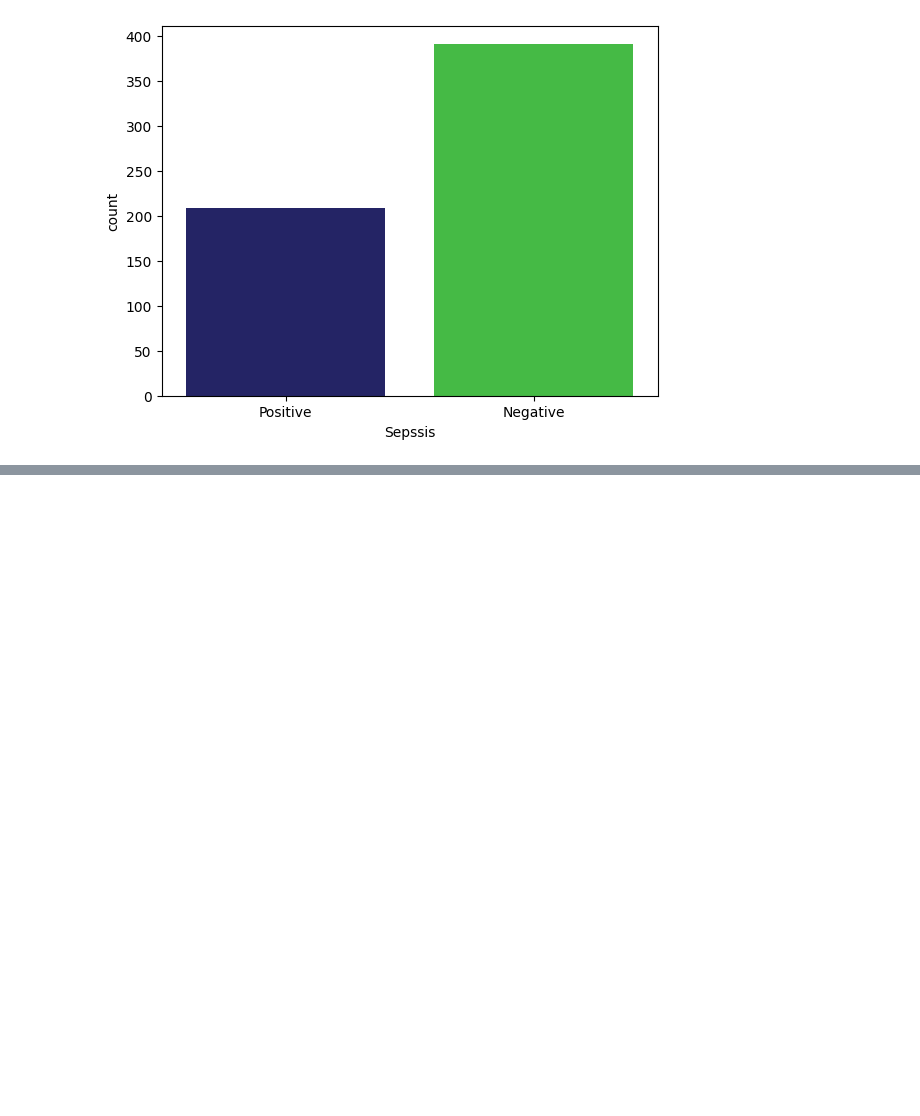
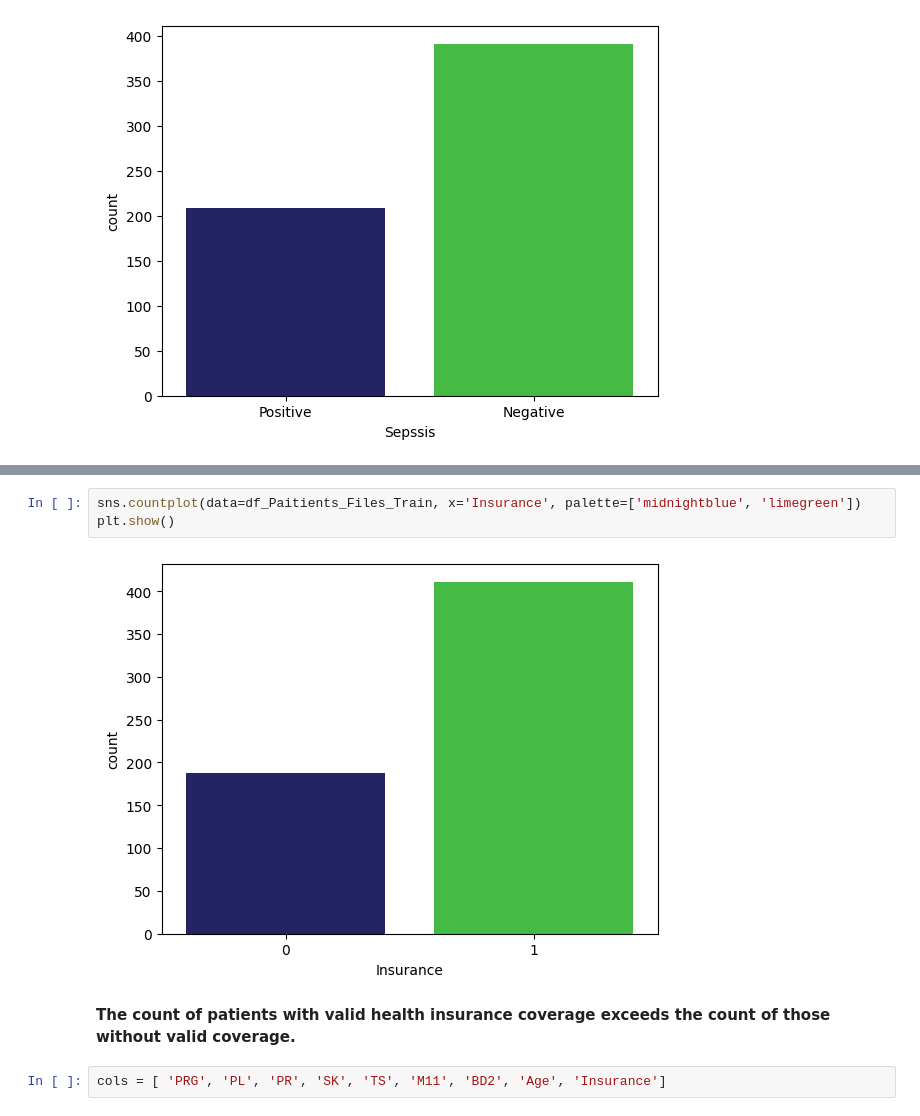
Before and after one commit to Samidirbsa/Career_Accelerator_P5-ML_API, a Jupyter notebook: Notebook.ipynb, the cells around one changed output, grey strips where cells are left out. Drawn from its saved outputs; the diff is of its cells as text; blank space fills up the shorter version.

```diff
--- a/Notebook.ipynb
+++ b/Notebook.ipynb
@@ -268,0 +279,9 @@ plt.show()
+# %%
+sns.countplot(data=df_Paitients_Files_Train, x='Insurance', palette=['midnightblue', 'limegreen'])
+plt.show()
+# %% [output]
+[figure, added]
+# %% [markdown]
+<b> The count of patients with valid health insurance coverage exceeds the count of those without valid coverage.
+# %%
+cols = [ 'PRG', 'PL', 'PR', 'SK', 'TS', 'M11', 'BD2', 'Age', 'Insurance']
```
Also changed, not shown: parts of 4 cells of this notebook.
